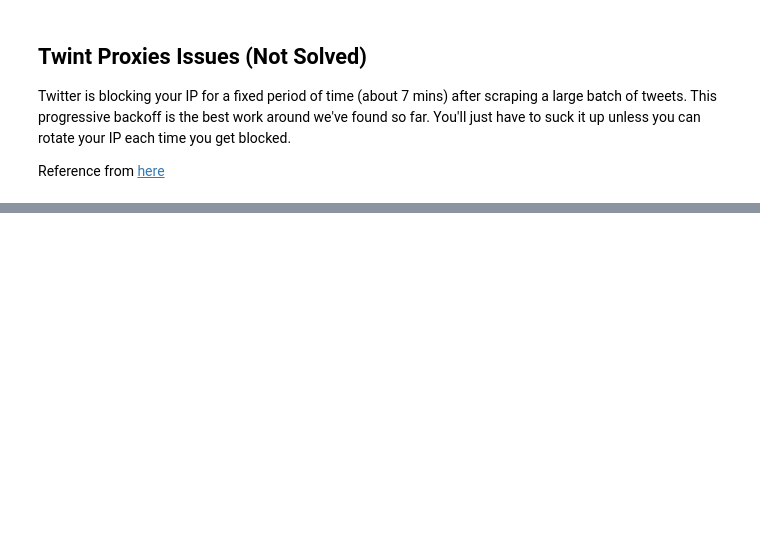
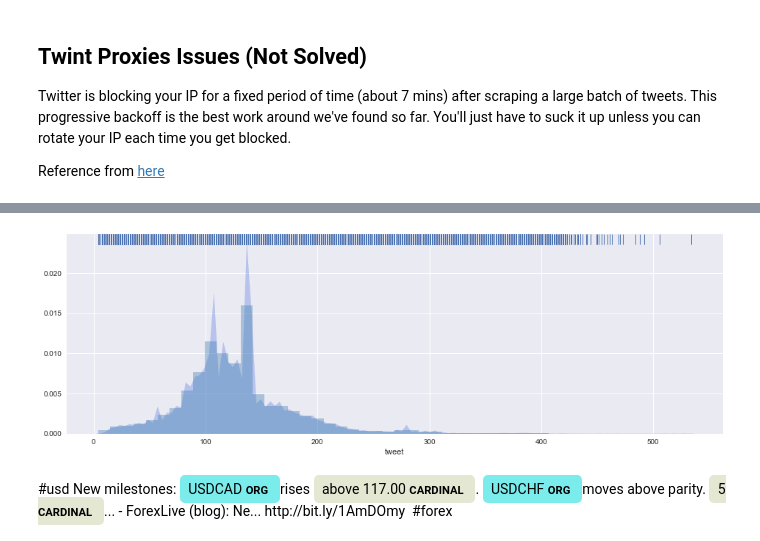
Before and after one commit to penguinwang96825/Made-with-ML-Incubator-Project, a Jupyter notebook: notebook/twint.ipynb, the cells around one changed output, grey strips where cells are left out. Saved outputs shown, nothing was run; the diff lists cells and outputs as text; code cells hidden in the pictures; blank space fills up the shorter version.

```diff
--- a/notebook/twint.ipynb
+++ b/notebook/twint.ipynb
@@ -159,0 +207,26 @@ print("# of tweets being dropped: {}".format(before-after))
+# %%
+plt.style.use("seaborn")
+plt.figure(figsize=(16, 5))
+ax = sns.distplot(
+    df["tweet"].map(len), color="steelblue", kde=True,
+    kde_kws={"color": "royalblue", "alpha": 0.3, "linewidth": .2, "shade": True, 'bw': 0.5})
+upper_rugplot(df["tweet"].map(len), height=.05, ax=ax)
+plt.show()
+# %% [output]
+[figure, added]
+# %%
+# Spacy entity description: https://spacy.io/api/annotation
+# conda install -c conda-forge spacy -y
+import spacy
+from spacy import displacy
+
+def show_entities(text):
+    nlp = spacy.load("en_core_web_sm")
+    doc = nlp(text)
+    colors = {"ORG": "linear-gradient(90deg, #aa9cfc, #fc9ce7)"}
+    options = {"ents": ["ORG"], "colors": colors}
+    displacy.render(doc, style="ent", jupyter=True)
+
+show_entities(df.iloc[100]["tweet"])
+# %% [output]
+#usd New milestones: USDCAD ORG rises above 117.00 CARDINAL . USDCHF ORG moves above parity. 5 CARDINAL ... - ForexLive (blog): Ne... http://bit.ly/1AmDOmy #forex
```
Also changed, not shown: parts of 7 cells of this notebook, 3 other files.
